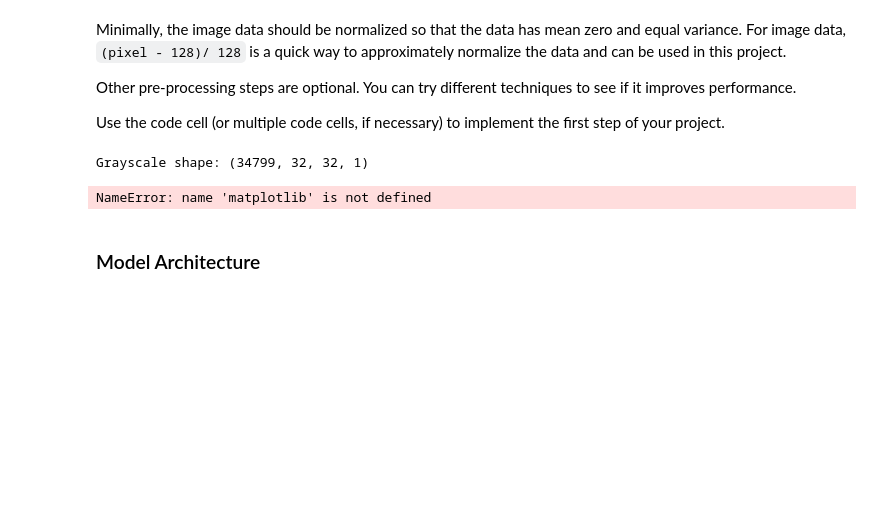
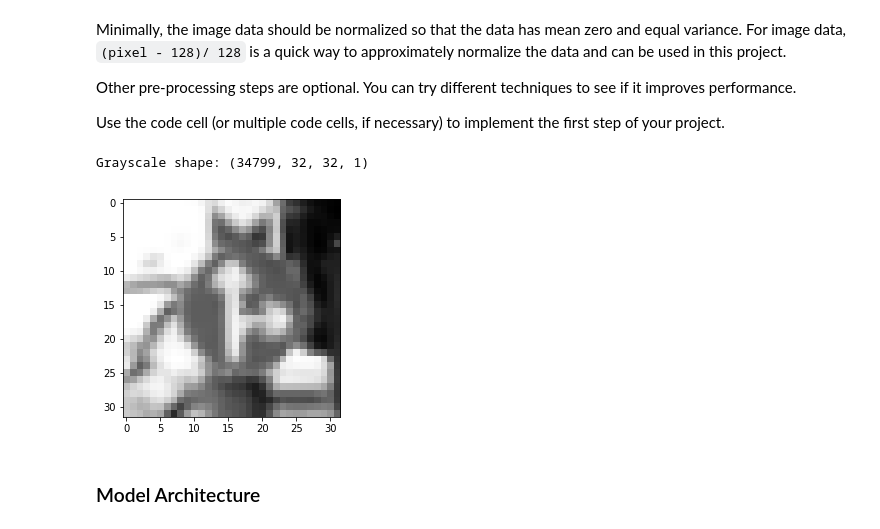
Before and after one commit to jingz8804/CarND-Traffic-Sign-Classifier-Project, a Jupyter notebook: Traffic_Sign_Classifier.ipynb, the cells around one changed output. Saved outputs shown, nothing was run; the diff lists cells and outputs as text; code cells hidden in the pictures; blank space fills up the shorter version.

```diff
--- a/Traffic_Sign_Classifier.ipynb
+++ b/Traffic_Sign_Classifier.ipynb
@@ -178,22 +178,22 @@ X_test_grey = convert_to_grey_scale(X_test)
 X_valid_grey = convert_to_grey_scale(X_valid)
 
 print('Grayscale shape:', X_train_grey.shape)
-
-import matplotlib.pyplot as plt
-import matplotlib.cm as cm
-
-def print_in_grey_scale(image):
-    grey = np.zeros((image.shape[0], image.shape[1]))
-    for row in range(len(image)):
-        for column in range(len(image[row])):
-            grey[row][column] = image[row][column][0]
-    plt.imshow(grey, cmap = matplotlib.cm.Greys_r)
-    plt.show()
-
-print_in_grey_scale(X_train_grey[1020])
 # %% [output]
 Grayscale shape: (34799, 32, 32, 1)
-NameError: name 'matplotlib' is not defined
+# %%
+import matplotlib.cm as cm
+
+def print_in_grey_scale(image):
+    grey = np.zeros((image.shape[0], image.shape[1]))
+    for row in range(len(image)):
+        for column in range(len(image[row])):
+            grey[row][column] = image[row][column][0]
+    plt.imshow(grey, cmap = cm.Greys_r)
+    plt.show()
+
+print_in_grey_scale(X_train_grey[1020])
+# %% [output]
+[figure, added]
 # %% [markdown]
 ### Model Architecture
 # %%
```
